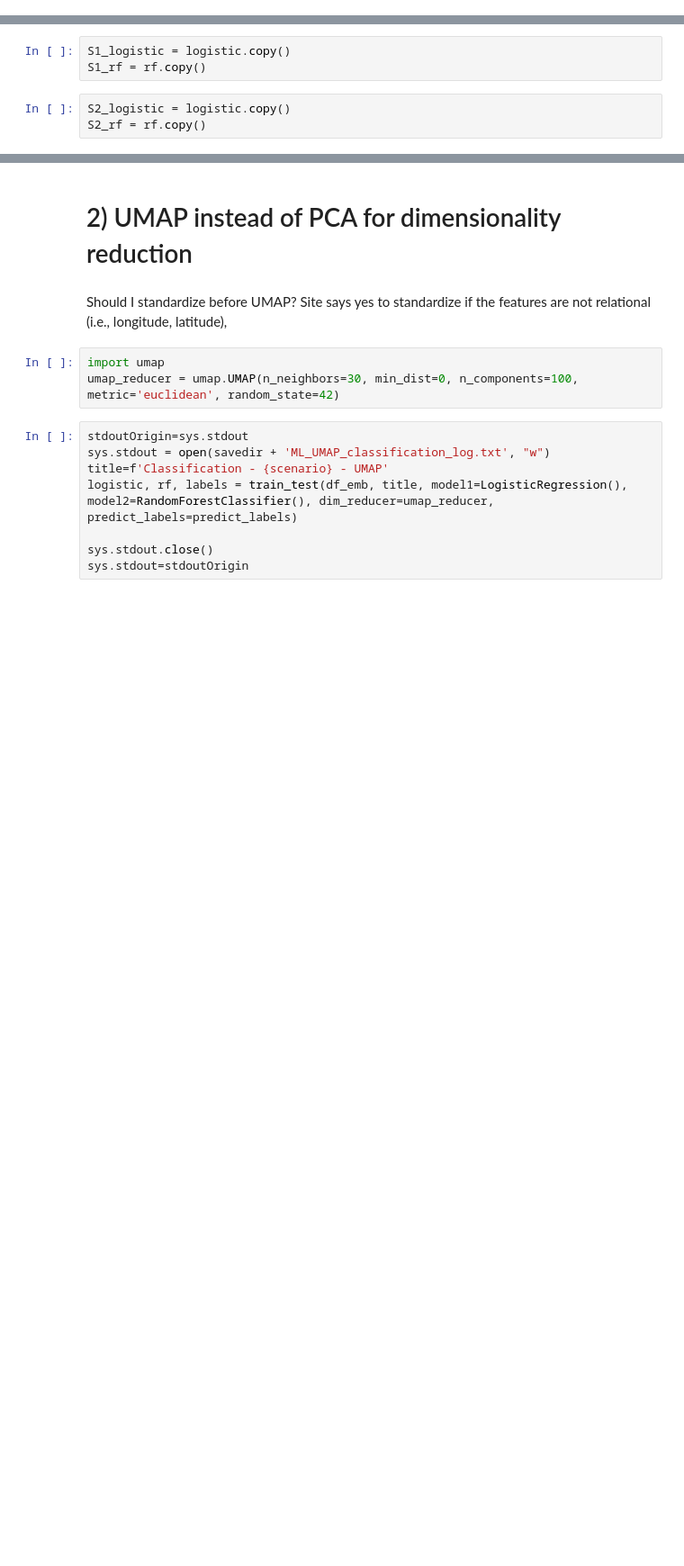
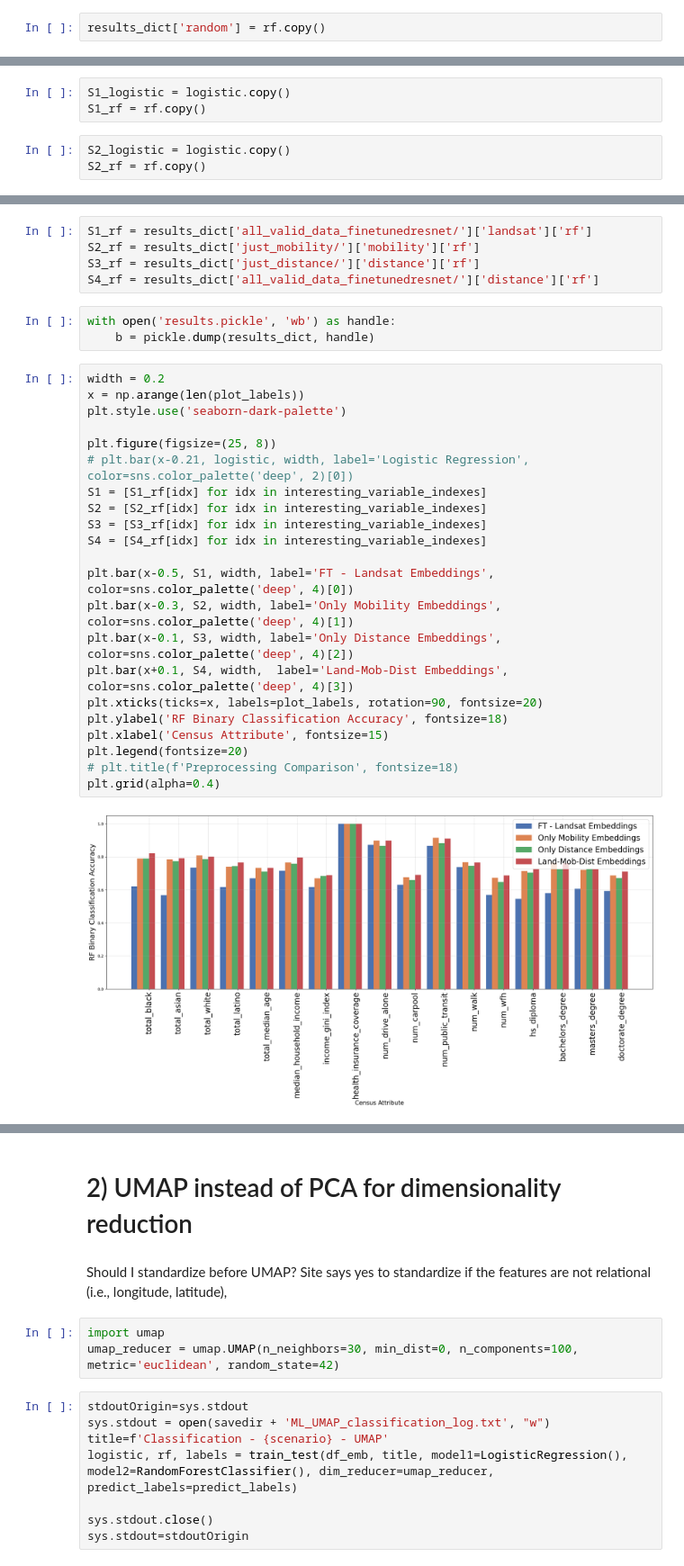
Before and after one commit to geohai/urban-neighborhood-graph-representations, a Jupyter notebook: evaluate/classification.ipynb, the cells around one changed output, grey strips where cells are left out. Shown: that part at 90% size. Drawn from its saved outputs; the diff is of its cells as text; blank space fills up the shorter version.

```diff
--- a/evaluate/classification.ipynb
+++ b/evaluate/classification.ipynb
@@ -217,0 +253,2 @@ savedir
+# %%
+results_dict['random'] = rf.copy()
@@ -256,6 +367,38 @@ plot_labels = labels
 #                                             'doctorate_degree' ]]
 
 # plot_labels = [labels[idx] for idx in interesting_variable_indexes]
+# %%
+S1_rf = results_dict['all_valid_data_finetunedresnet/']['landsat']['rf']
+S2_rf = results_dict['just_mobility/']['mobility']['rf']
+S3_rf = results_dict['just_distance/']['distance']['rf']
+S4_rf = results_dict['all_valid_data_finetunedresnet/']['distance']['rf']
+# %%
+with open('results.pickle', 'wb') as handle:
+    b = pickle.dump(results_dict, handle)
+# %%
+width = 0.2
+x = np.arange(len(plot_labels))
+plt.style.use('seaborn-dark-palette')
+
+plt.figure(figsize=(25, 8))
+# plt.bar(x-0.21, logistic, width, label='Logistic Regression', color=sns.color_palette('deep', 2)[0])
+S1 = [S1_rf[idx] for idx in interesting_variable_indexes]
+S2 = [S2_rf[idx] for idx in interesting_variable_indexes]
+S3 = [S3_rf[idx] for idx in interesting_variable_indexes]
+S4 = [S4_rf[idx] for idx in interesting_variable_indexes]
+
+plt.bar(x-0.5, S1, width, label='FT - Landsat Embeddings', color=sns.color_palette('deep', 4)[0])
+plt.bar(x-0.3, S2, width, label='Only Mobility Embeddings', color=sns.color_palette('deep', 4)[1])
+plt.bar(x-0.1, S3, width, label='Only Distance Embeddings', color=sns.color_palette('deep', 4)[2])
+plt.bar(x+0.1, S4, width,  label='Land-Mob-Dist Embeddings', color=sns.color_palette('deep', 4)[3])
+plt.xticks(ticks=x, labels=plot_labels, rotation=90, fontsize=20)
+plt.ylabel('RF Binary Classification Accuracy', fontsize=18)
+plt.xlabel('Census Attribute', fontsize=15)
+plt.legend(fontsize=20)
+# plt.title(f'Preprocessing Comparison', fontsize=18)
+plt.grid(alpha=0.4)
+# %% [output]
+[figure, added]
 # %%
 width = 0.40
 x = np.arange(len(plot_labels))
```
Also changed, not shown: parts of 18 cells of this notebook, 5 other files.
